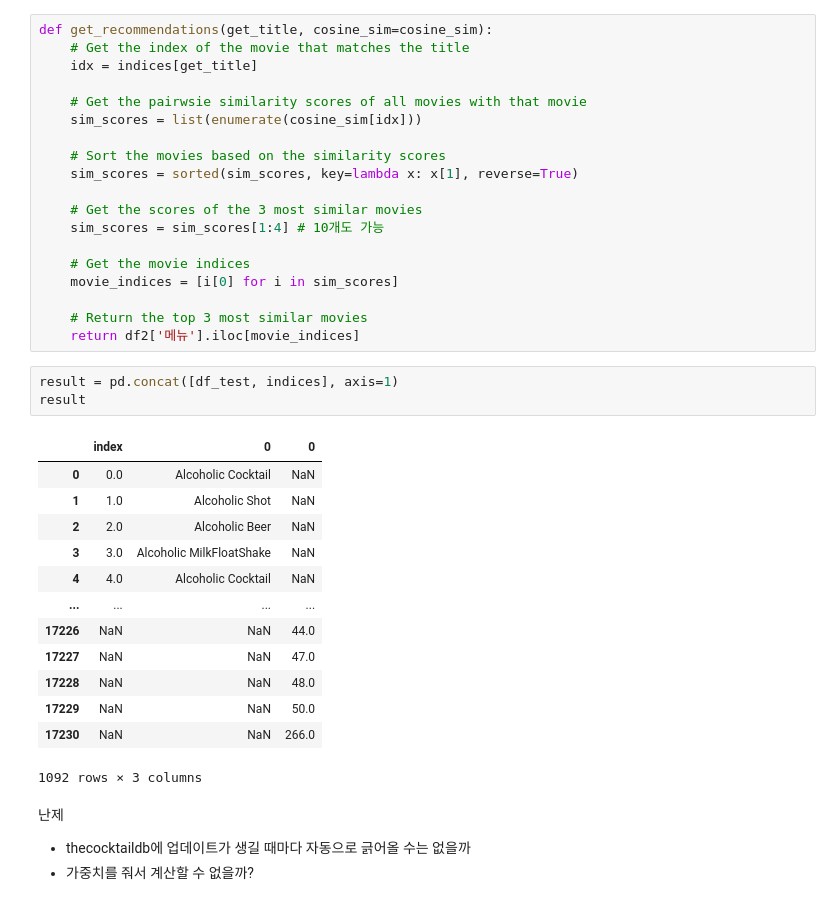
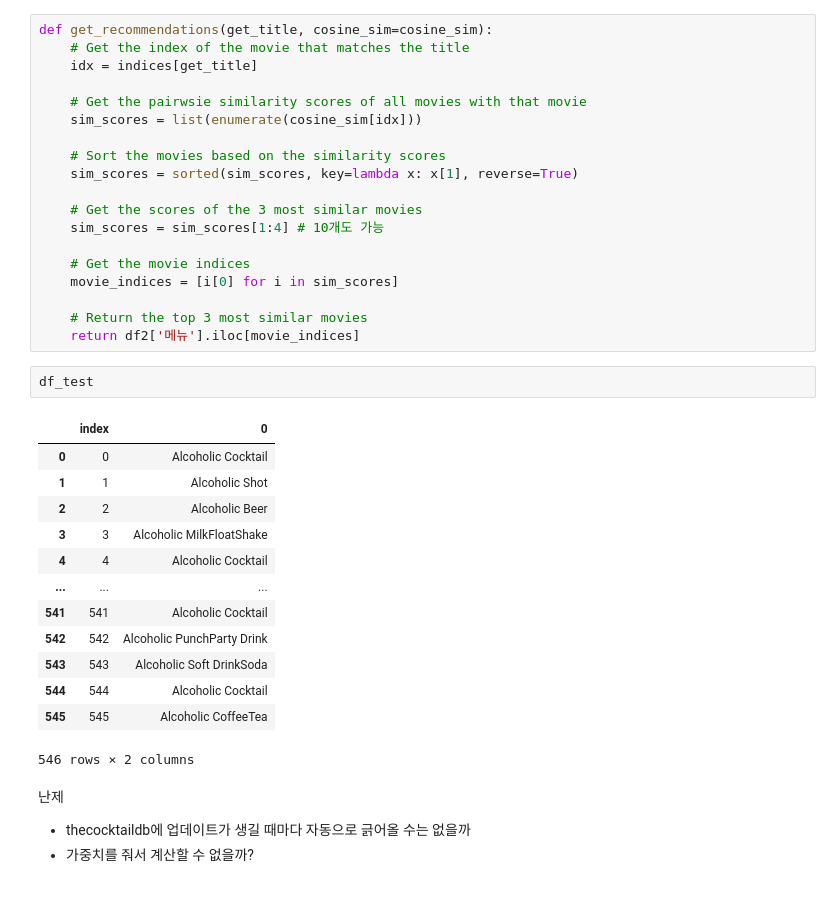
Before and after one commit to yk-Jeong/Codestates_Project, a Jupyter notebook: AI_08_정유경_Section3.ipynb, the cells around one changed output. Cells and saved outputs as stored; diff of their text form.

```diff
--- a/AI_08_정유경_Section3.ipynb
+++ b/AI_08_정유경_Section3.ipynb
@@ -284,23 +284,22 @@ def get_recommendations(get_title, cosine_sim=cosine_sim):
 
     # Return the top 3 most similar movies
     return df2['메뉴'].iloc[movie_indices]
-# %%
-result = pd.concat([df_test, indices], axis=1)
-result
-# %% [output]
-|  | index | 0 | 0 |
-| 0 | 0.0 | Alcoholic Cocktail | NaN |
-| 1 | 1.0 | Alcoholic Shot | NaN |
-| 2 | 2.0 | Alcoholic Beer | NaN |
-| 3 | 3.0 | Alcoholic MilkFloatShake | NaN |
-| 4 | 4.0 | Alcoholic Cocktail | NaN |
-| ... | ... | ... | ... |
-| 17226 | NaN | NaN | 44.0 |
-| 17227 | NaN | NaN | 47.0 |
-| 17228 | NaN | NaN | 48.0 |
-| 17229 | NaN | NaN | 50.0 |
-| 17230 | NaN | NaN | 266.0 |
-1092 rows × 3 columns
+# %%
+df_test
+# %% [output]
+|  | index | 0 |
+| 0 | 0 | Alcoholic Cocktail |
+| 1 | 1 | Alcoholic Shot |
+| 2 | 2 | Alcoholic Beer |
+| 3 | 3 | Alcoholic MilkFloatShake |
+| 4 | 4 | Alcoholic Cocktail |
+| ... | ... | ... |
+| 541 | 541 | Alcoholic Cocktail |
+| 542 | 542 | Alcoholic PunchParty Drink |
+| 543 | 543 | Alcoholic Soft DrinkSoda |
+| 544 | 544 | Alcoholic Cocktail |
+| 545 | 545 | Alcoholic CoffeeTea |
+546 rows × 2 columns
 # %% [markdown]
 난제
 
```
Also changed, not shown: parts of 2 cells of this notebook.
